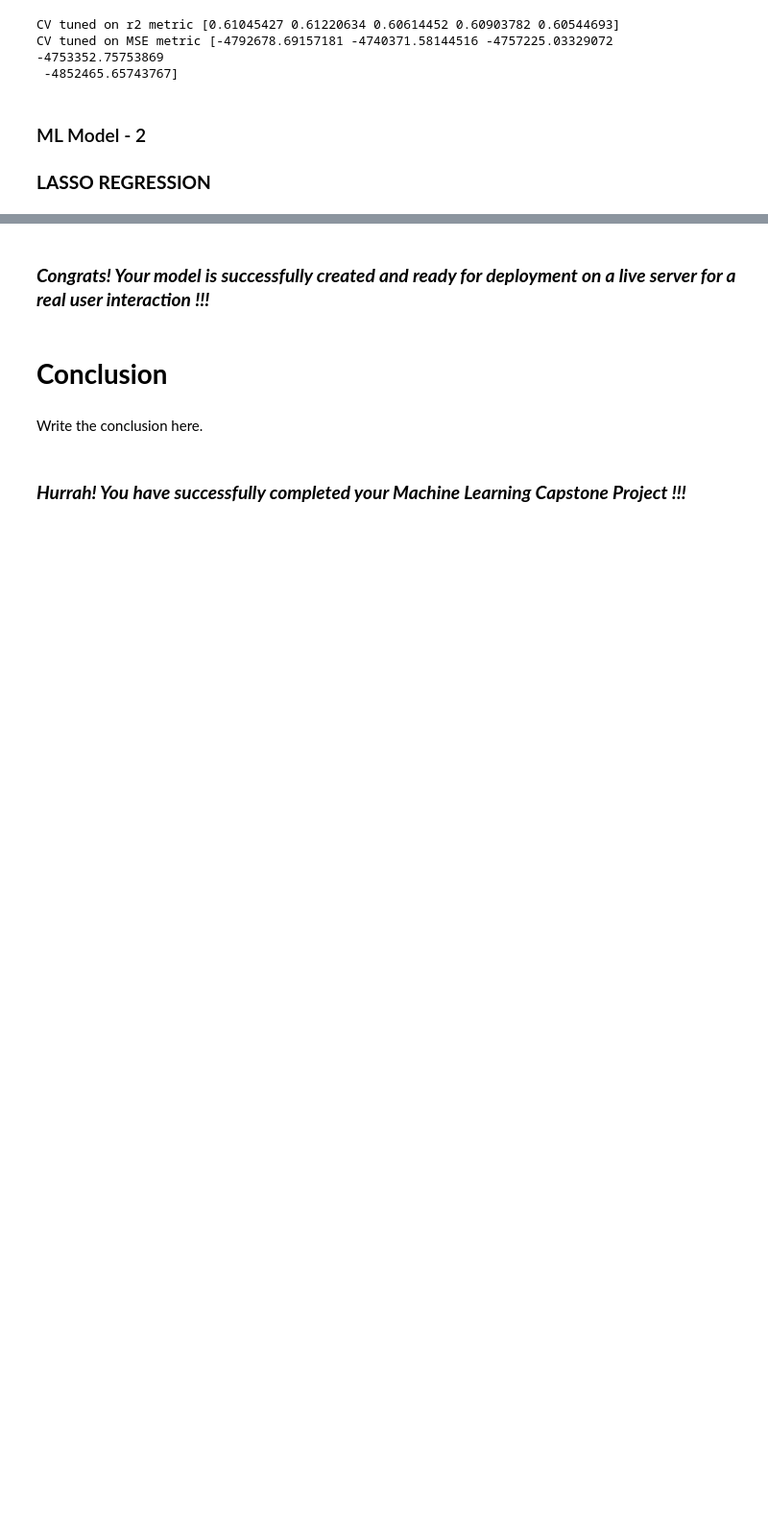
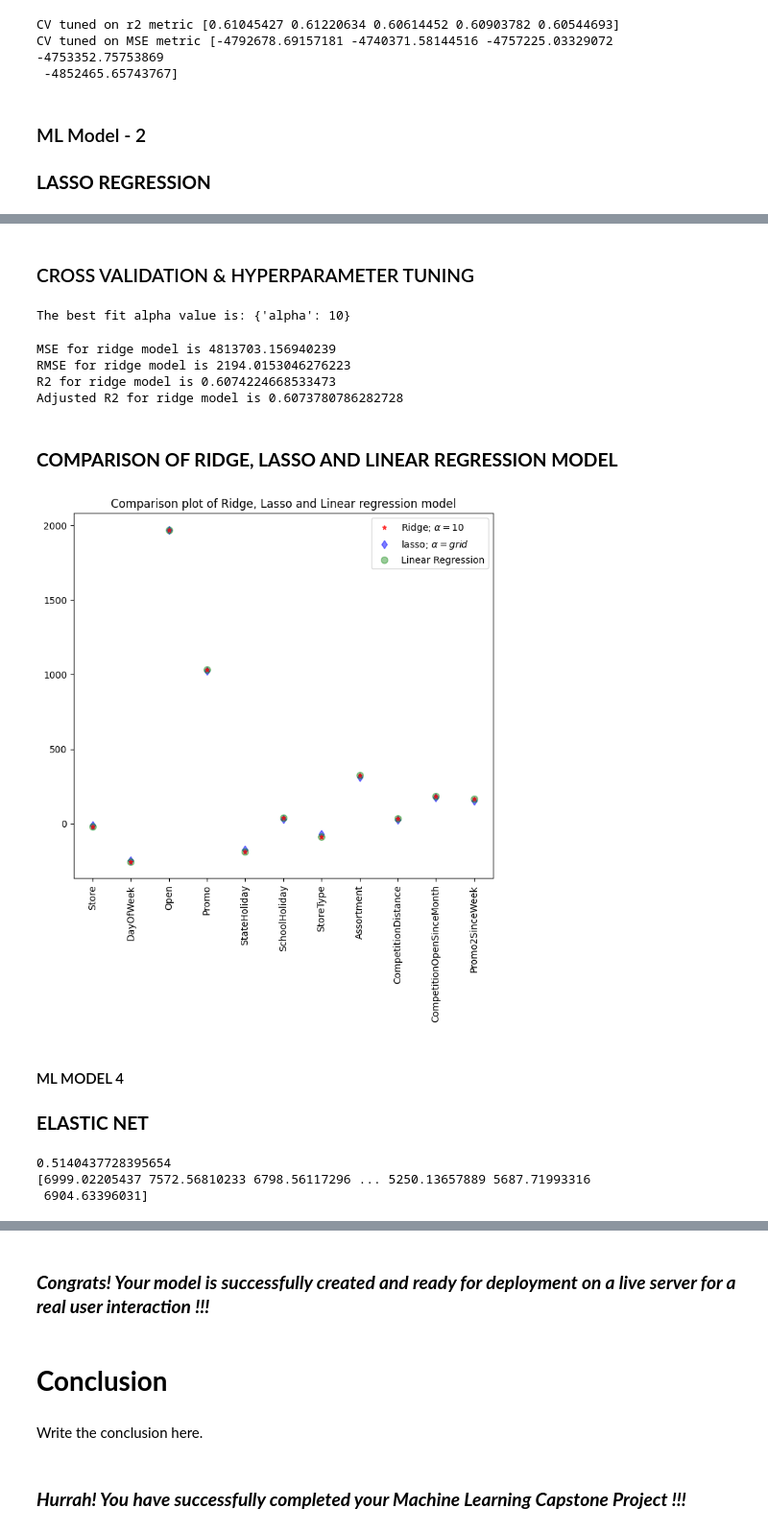
Before and after one commit to Adeeba27/CP---2-Retail-Sales-Prediction, a Jupyter notebook: CP_2_|_Retail_Sales_Prediction.ipynb, the cells around one changed output, grey strips where cells are left out. Shown at 96% size. Cells and saved outputs as stored; diff of their text form; code cells hidden in the pictures; blank space fills up the shorter version.

```diff
--- a/CP_2_|_Retail_Sales_Prediction.ipynb
+++ b/CP_2_|_Retail_Sales_Prediction.ipynb
@@ -1176,0 +1126,7 @@ Answer Here.
+# %%
+l = Lasso()
+parameters = {'alpha':[0.0001, 0.001,0.01, 0.1, 1, 10]}
+l_cv= GridSearchCV(l, parameters, scoring='neg_mean_squared_error', cv=3)
+l_cv.fit(X_train,y_train)
+
+print("The best fit alpha value is:",l_cv.best_params_)
@@ -1176,0 +1185,11 @@ Answer Here.
+# %% [markdown]
+### CROSS VALIDATION & HYPERPARAMETER TUNING
+# %%
+rdg = Ridge()
+parameters = {'alpha':[0.0001, 0.001,0.01, 0.1, 1, 10]}
+rdg_cv= GridSearchCV(rdg, parameters, scoring='neg_mean_squared_error', cv=3)
+rdg_cv.fit(X_train,y_train)
+
+print("The best fit alpha value is:",rdg_cv.best_params_)
+# %% [output]
+The best fit alpha value is: {'alpha': 10}
@@ -1176,0 +1198,54 @@ Answer Here.
+# %%
+# EVALUATION
+MSE = mean_squared_error(y_test,y_pred_onridge_cv)
+RMSE = (np.sqrt(MSE))
+r2 = (r2_score(y_test, y_pred_onridge_cv))
+Adjusted_r2 = 1-(1-r2_score(y_test,y_pred_onridge_cv))*((X_test.shape[0]-1)/(X_test.shape[0]-X_test.shape[1]-1))
+
+print("MSE for ridge model is {}".format(MSE))
+print("RMSE for ridge model is {}".format(RMSE))
+print("R2 for ridge model is {}".format(r2))
+print("Adjusted R2 for ridge model is {}".format(Adjusted_r2))
+# %% [output]
+MSE for ridge model is 4813703.156940239
+RMSE for ridge model is 2194.0153046276223
+R2 for ridge model is 0.6074224668533473
+Adjusted R2 for ridge model is 0.6073780786282728
+# %% [markdown]
+### **COMPARISON OF RIDGE, LASSO AND LINEAR REGRESSION MODEL**
+# %%
+#plot size
+plt.figure(figsize = (8,7))
+#add plot for ridge regression
+plt.plot(features,rdg.coef_,alpha=0.7,linestyle='none',marker='*',markersize=5,color='red',label=r'Ridge; $\alpha = 10$',zorder=7)
+
+#add plot for lasso regression
+plt.plot(l.coef_,alpha=0.5,linestyle='none',marker='d',markersize=6,color='blue',label=r'lasso; $\alpha = grid$')
+
+#add plot for linear model
+plt.plot(features,lr.coef_,alpha=0.4,linestyle='none',marker='o',markersize=7,color='green',label='Linear Regression')
+
+#rotate axis
+plt.xticks(rotation = 90)
+plt.legend()
+plt.title("Comparison plot of Ridge, Lasso and Linear regression model")
+plt.show()
+# %% [output]
+[figure, added]
+# %% [markdown]
+#### ML MODEL 4
+### **ELASTIC NET**
+# %%
+# IMPLEMENTATION
+elasticnet = ElasticNet(alpha = 10, l1_ratio = 0.9)
+elasticnet.fit(X_train,y_train)
+
+enet_score = elasticnet.score(X_train, y_train)
+y_pred_enet = elasticnet.predict(X_test)
+
+print(enet_score)
+print(y_pred_enet)
+# %% [output]
+0.5140437728395654
+[6999.02205437 7572.56810233 6798.56117296 ... 5250.13657889 5687.71993316
+ 6904.63396031]
```
Also changed, not shown: parts of 48 cells of this notebook.
